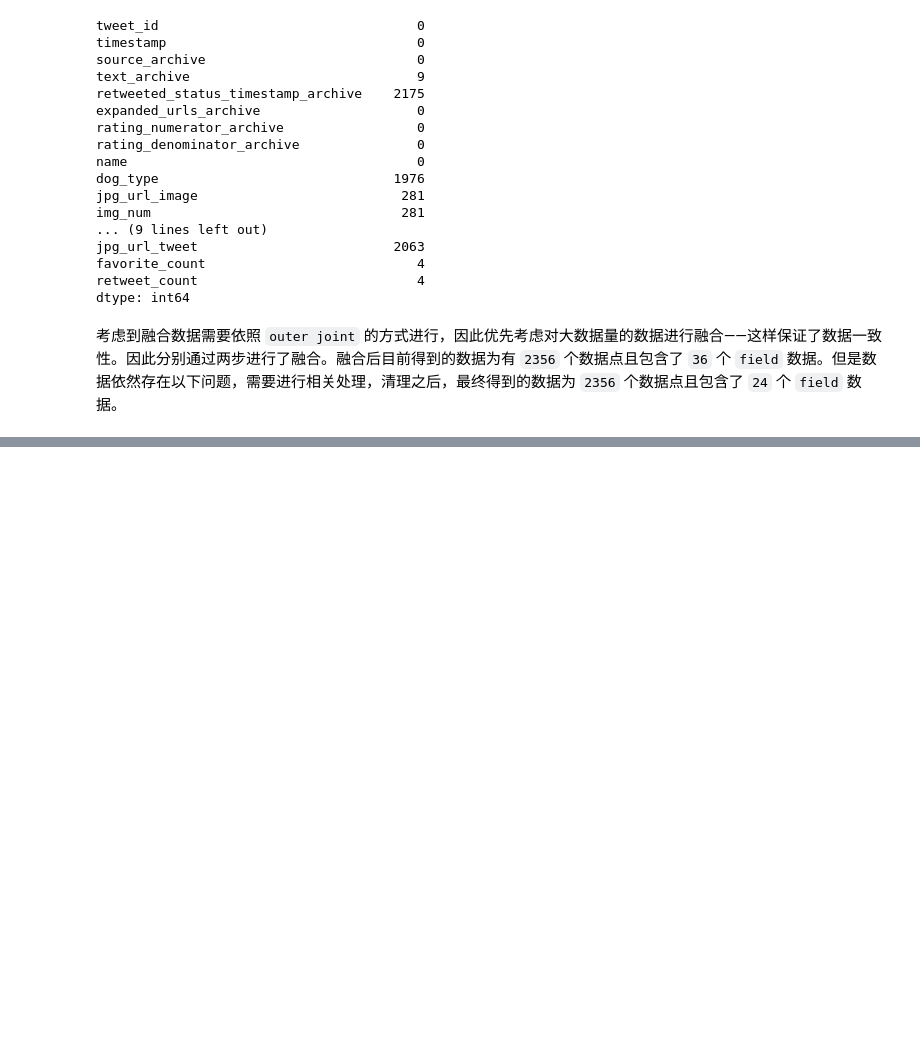
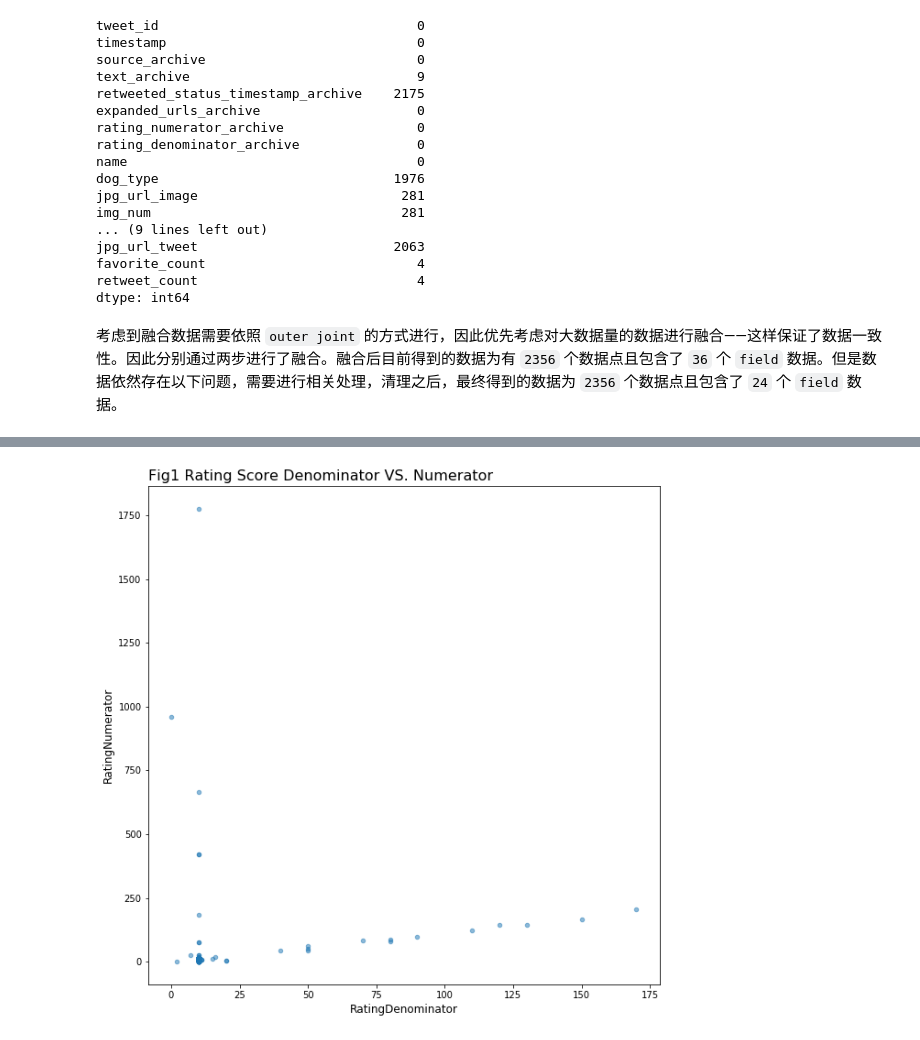
Before and after one commit to ZenRay/DAND_NewProject, a Jupyter notebook: AdvancedP1_DataWrangling/wrangle_act.ipynb, the cells around one changed output, grey strips where cells are left out. Drawn from its saved outputs; the diff is of its cells as text; code cells hidden in the pictures; blank space fills up the shorter version.

```diff
--- a/AdvancedP1_DataWrangling/wrangle_act.ipynb
+++ b/AdvancedP1_DataWrangling/wrangle_act.ipynb
@@ -949,0 +947,31 @@ dtype: int64
+# %%
+df = pd.read_csv("twitter_archive_master.csv", header=0,
+                 names=["ID", "CreateTime", "Device",
+                         "Tweet", "RetweetTime", "TweetUrl",
+                         "RatingNumerator", "RatingDenominator",
+                         "DogName", "DogType", "ImgUrl1", "ImgNum",
+                         "Pred1", "PredConf1", "PredResult1",
+                         "Pred2", "PredConf2", "PredResult2",
+                         "Pred3", "PredConf3", "PredResult3",
+                         "ImgUrl2", "FavoriteCount", "RetweetCount"],
+                 converters={"CreateTime": pd.Timestamp,
+                              "RetweetTime": pd.Timestamp,
+                              "PredResult1": bool,
+                              "PredResult2": bool,
+                              "PredResult3": bool})
+# %%
+df = df[["ID", "CreateTime", "DogName", "DogType",
+         "RatingNumerator", "RatingDenominator",
+        "FavoriteCount", "RetweetCount", "RetweetTime",
+         "Device", "ImgUrl1", "ImgUrl2", "ImgNum","Tweet",
+         "TweetUrl","Pred1", "PredConf1", "PredResult1",
+         "Pred2", "PredConf2", "PredResult2", "Pred3",
+        "PredConf3", "PredResult3"]]
+# %%
+df.plot(x="RatingDenominator", y="RatingNumerator", kind="scatter", figsize=(10, 10), alpha=0.5, fontsize=10)
+plt.title("Fig1 Rating Score Denominator VS. Numerator", loc="left", fontsize=16)
+plt.xlabel("RatingDenominator", fontsize=12)
+plt.ylabel("RatingNumerator", fontsize=12)
+plt.show()
+# %% [output]
+[figure, added]
```
Also changed, not shown: parts of 26 cells of this notebook, 1 other file.
